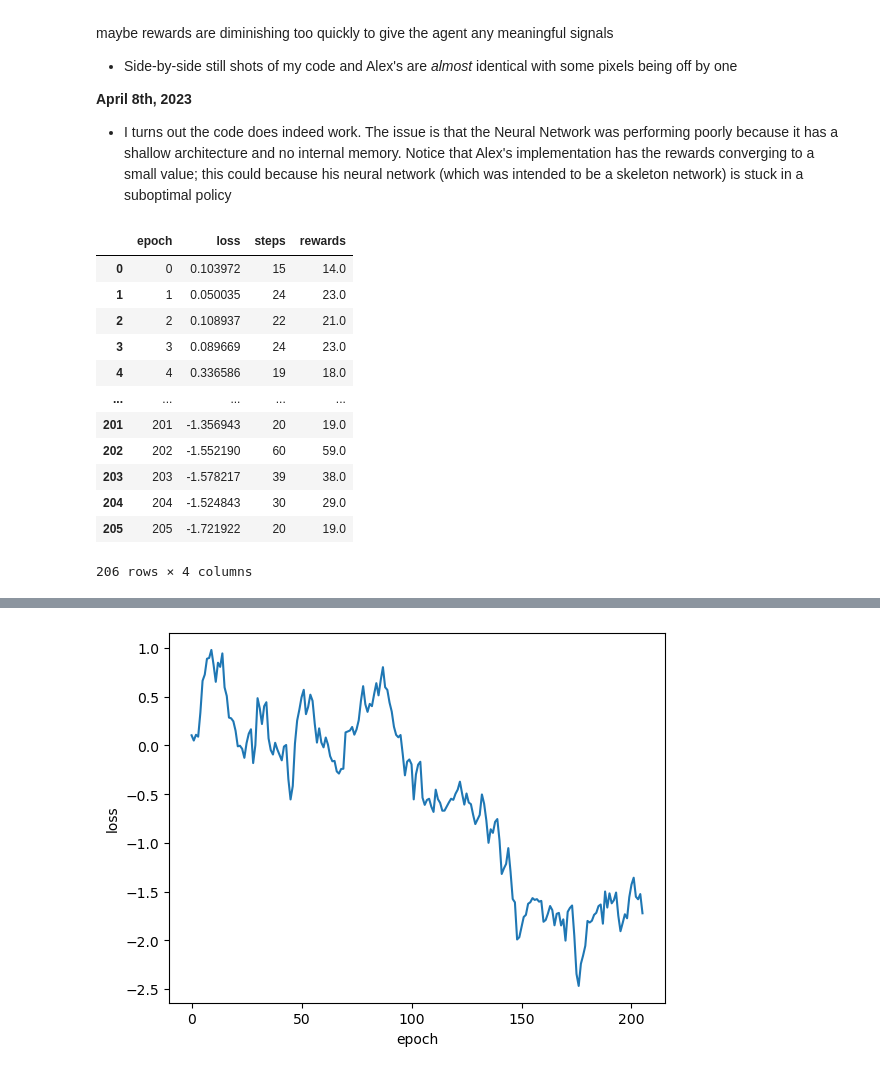
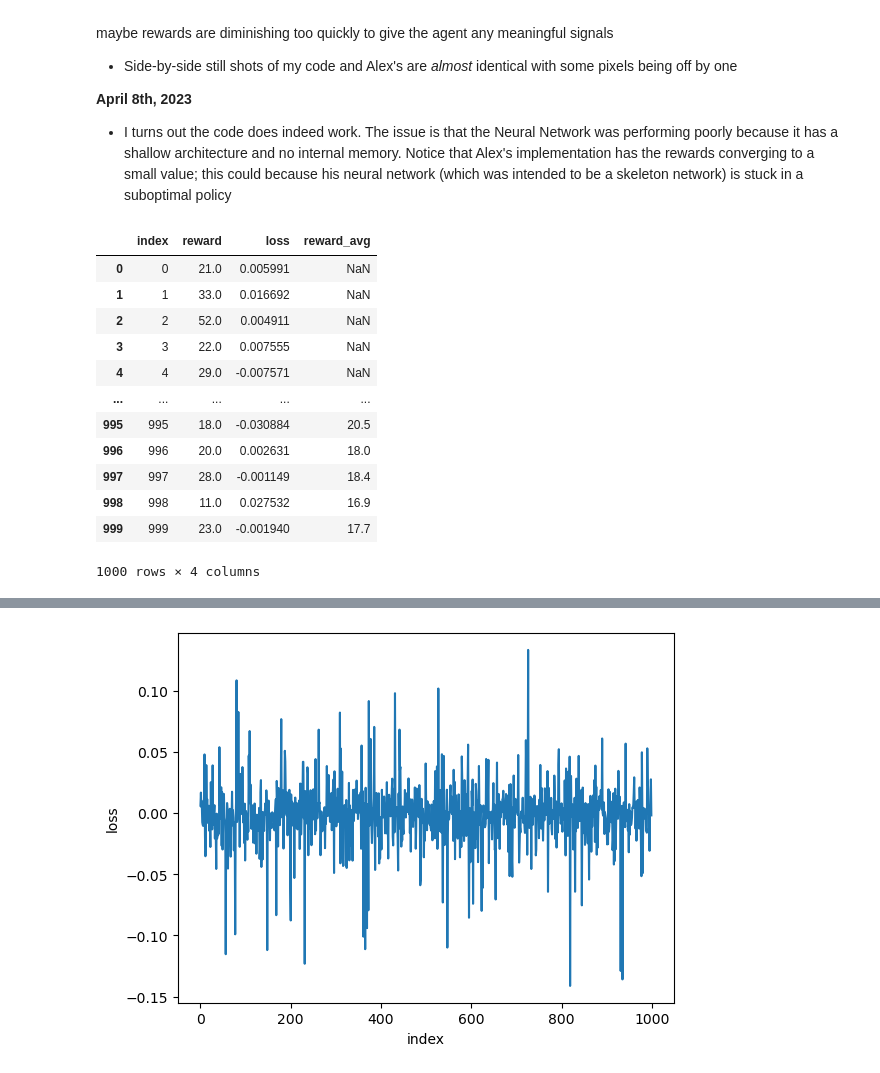
Before and after one commit to oliverc1623/Sim2Real, a Jupyter notebook: vista/rl/analyze.ipynb, the cells around one changed output, grey strips where cells are left out. Drawn from its saved outputs; the diff is of its cells as text; code cells hidden in the pictures.

```diff
--- a/vista/rl/analyze.ipynb
+++ b/vista/rl/analyze.ipynb
@@ -35,24 +35,24 @@ maybe rewards are diminishing too quickly to give the agent any meaningful signa
 
 - I turns out the code does indeed work. The issue is that the Neural Network was performing poorly because it has a shallow architecture and no internal memory. Notice that Alex's implementation has the rewards converging to a small value; this could because his neural network (which was intended to be a skeleton network) is stuck in a suboptimal policy
 # %%
-df = pd.read_csv("loss.txt")
+df = pd.read_csv("results/results_2023-04-09_16-52-00.txt", sep='\t')
 df = df.reset_index()
-df = df.rename(columns={"index": "epoch"})
+df['reward_avg'] = df['reward'].rolling(window=10).mean()
 df
 # %% [output]
-|  | epoch | loss | steps | rewards |
-| 0 | 0 | 0.103972 | 15 | 14.0 |
-| 1 | 1 | 0.050035 | 24 | 23.0 |
-| 2 | 2 | 0.108937 | 22 | 21.0 |
-| 3 | 3 | 0.089669 | 24 | 23.0 |
-| 4 | 4 | 0.336586 | 19 | 18.0 |
+|  | index | reward | loss | reward_avg |
+| 0 | 0 | 21.0 | 0.005991 | NaN |
+| 1 | 1 | 33.0 | 0.016692 | NaN |
+| 2 | 2 | 52.0 | 0.004911 | NaN |
+| 3 | 3 | 22.0 | 0.007555 | NaN |
+| 4 | 4 | 29.0 | -0.007571 | NaN |
 | ... | ... | ... | ... | ... |
-| 201 | 201 | -1.356943 | 20 | 19.0 |
-| 202 | 202 | -1.552190 | 60 | 59.0 |
-| 203 | 203 | -1.578217 | 39 | 38.0 |
-| 204 | 204 | -1.524843 | 30 | 29.0 |
-| 205 | 205 | -1.721922 | 20 | 19.0 |
+| 995 | 995 | 18.0 | -0.030884 | 20.5 |
+| 996 | 996 | 20.0 | 0.002631 | 18.0 |
+| 997 | 997 | 28.0 | -0.001149 | 18.4 |
+| 998 | 998 | 11.0 | 0.027532 | 16.9 |
+| 999 | 999 | 23.0 | -0.001940 | 17.7 |
-206 rows × 4 columns
+1000 rows × 4 columns
 # %%
-sns.lineplot(data=df, x='epoch', y='loss')
+sns.lineplot(data=df, x='index', y='loss')
 # %% [output]
@@ -60 +60 @@ sns.lineplot(data=df, x='epoch', y='loss')
-[figure, old version]
+[figure, new version]
```
Also changed, not shown: parts of 3 cells of this notebook, 3 other files.
